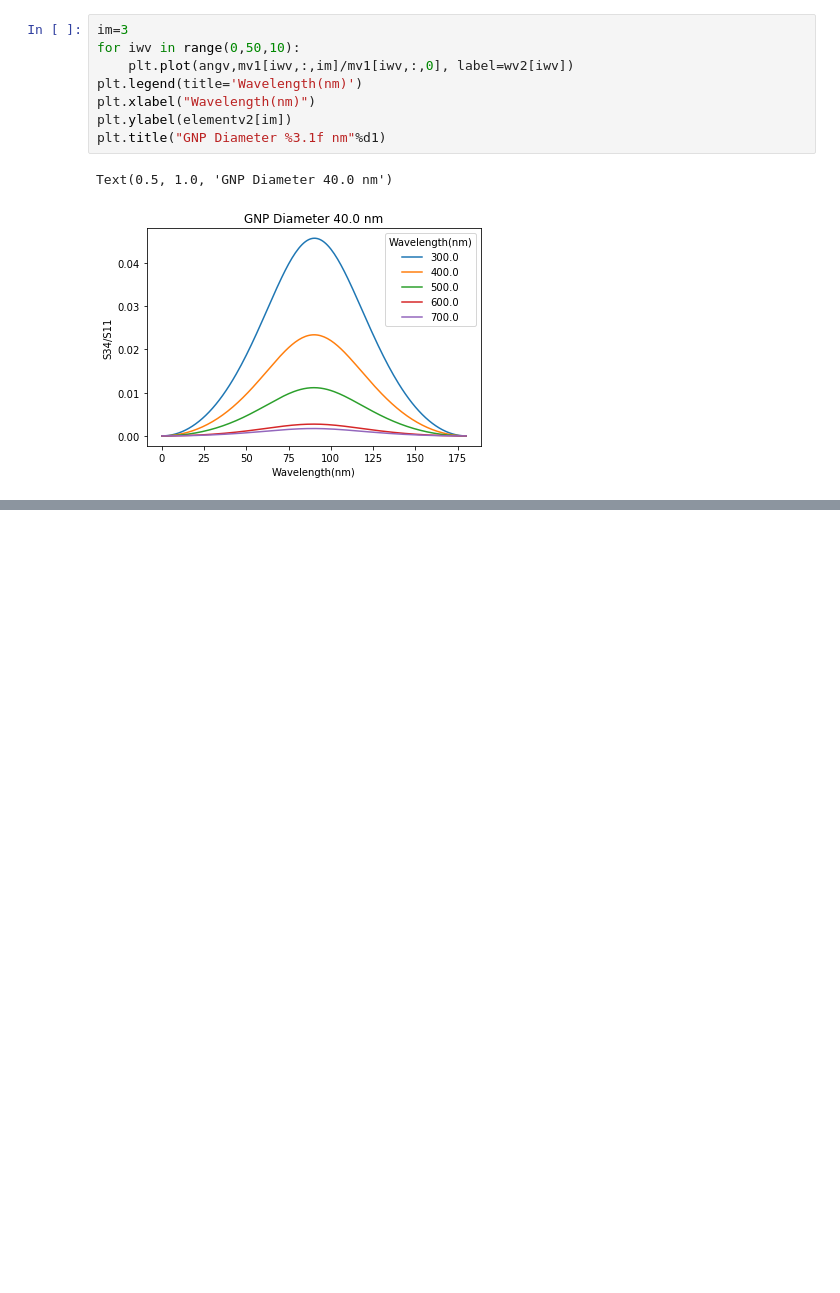
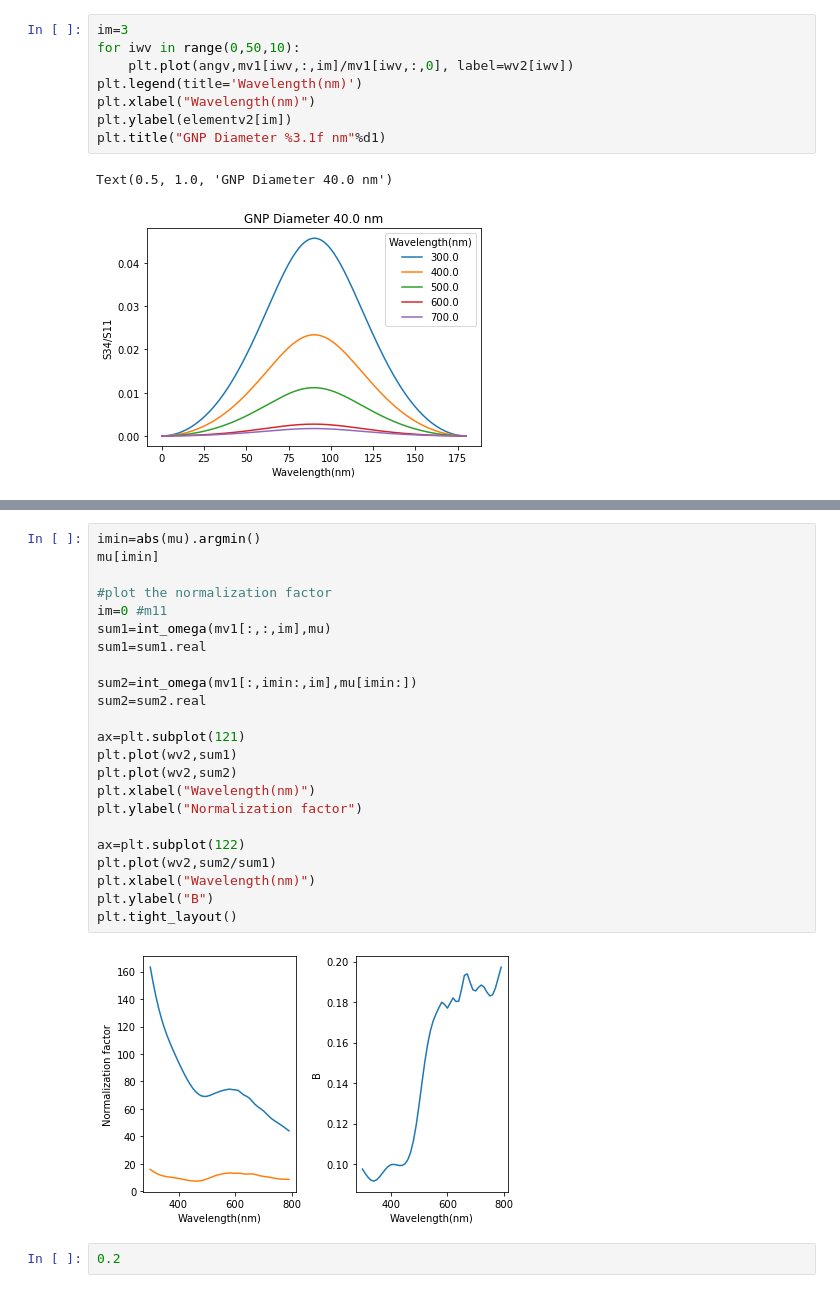
Before and after one commit to kiwiriver/covid_gnp, a Jupyter notebook: notebook/t01_mie2_mueller.ipynb, the cells around one changed output, grey strips where cells are left out. Cells and saved outputs as stored; diff of their text form; blank space fills up the shorter version.

```diff
--- a/notebook/t01_mie2_mueller.ipynb
+++ b/notebook/t01_mie2_mueller.ipynb
@@ -186,0 +269,27 @@ Text(0.5, 1.0, 'GNP Diameter 40.0 nm')
+# %%
+imin=abs(mu).argmin()
+mu[imin]
+
+#plot the normalization factor
+im=0 #m11
+sum1=int_omega(mv1[:,:,im],mu)
+sum1=sum1.real
+
+sum2=int_omega(mv1[:,imin:,im],mu[imin:])
+sum2=sum2.real
+
+ax=plt.subplot(121)
+plt.plot(wv2,sum1)
+plt.plot(wv2,sum2)
+plt.xlabel("Wavelength(nm)")
+plt.ylabel("Normalization factor")
+
+ax=plt.subplot(122)
+plt.plot(wv2,sum2/sum1)
+plt.xlabel("Wavelength(nm)")
+plt.ylabel("B")
+plt.tight_layout()
+# %% [output]
+[figure, added]
+# %%
+0.2
```
Also changed, not shown: parts of 7 cells of this notebook, 5 other files.
